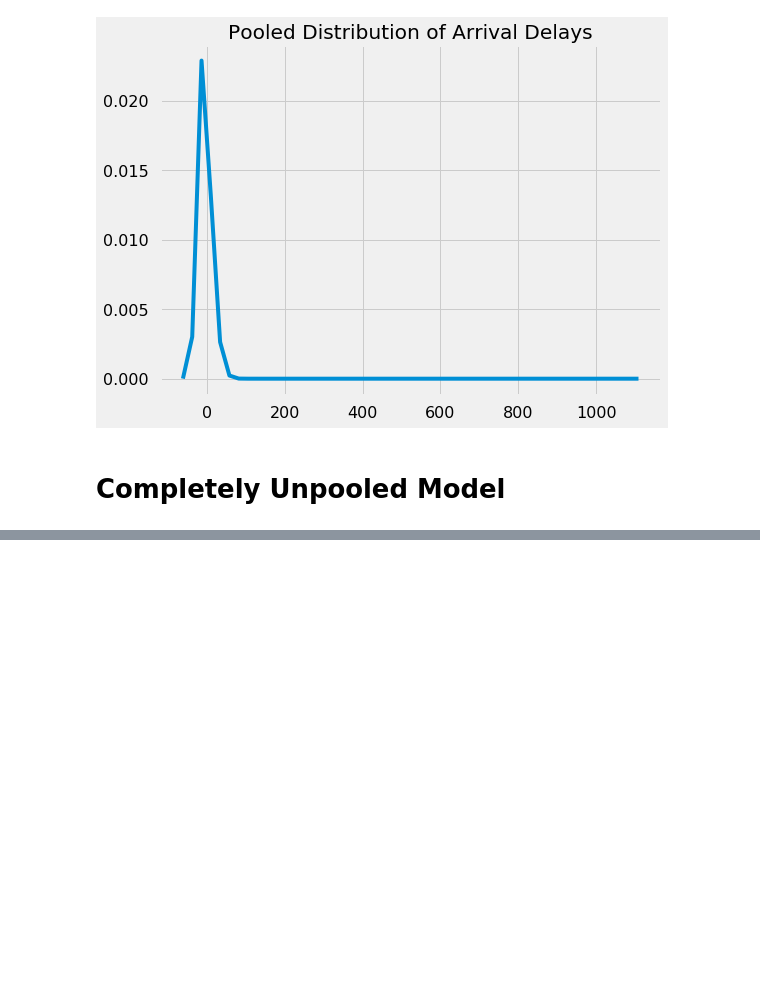
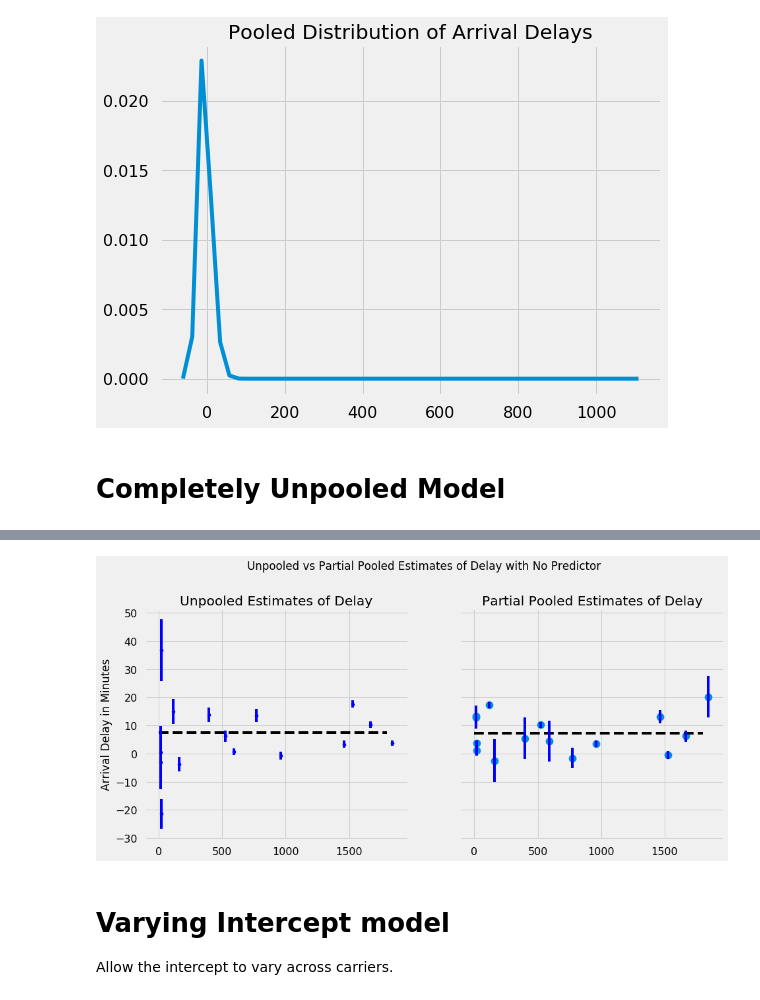
Before and after one commit to WillKoehrsen/eecs-491, a Jupyter notebook: assign/A2/P1_hierarchical_modeling.ipynb, the cells around one changed output, grey strips where cells are left out. Cells and saved outputs as stored; diff of their text form; code cells hidden in the pictures; blank space fills up the shorter version.

```diff
--- a/assign/A2/P1_hierarchical_modeling.ipynb
+++ b/assign/A2/P1_hierarchical_modeling.ipynb
@@ -90,10 +92,10 @@ Average Delay Time: 7.4978.
 with pm.Model() as pooled_model:
 
     # Alpha is skew of distribution
-    alpha = pm.Normal('alpha', mu = 0, sd = 10)
+    alpha = pm.Normal('alpha', mu = 0, sd = 1e5)
 
     # Beta is vector of model parameters: [intercept, slope]
-    beta = pm.Normal('beta', mu = 0, sd = 10, shape=2)
+    beta = pm.Normal('beta', mu = 0, sd = 1e5, shape=2)
 
     # Sigma is standard deviation of observations
     sigma = pm.HalfCauchy('sigma', 5)
@@ -235,0 +258,40 @@ ax.legend()
+# %%
+sample_trace = partial_pooling_trace['a']
+
+fig, axes = plt.subplots(1, 2, figsize=(14, 6), sharex=True, sharey=True)
+
+samples, n_carriers = sample_trace.shape
+jitter = np.random.normal(scale=10, size=n_carriers)
+
+count_carriers = flights.groupby('carrier')['arr_delay'].count()
+unpooled_means = flights.groupby('carrier')['arr_delay'].mean()
+unpooled_sd = flights.groupby('carrier')['arr_delay'].std()
+
+unpooled = pd.DataFrame({'n': count_carriers, 'm': unpooled_means, 'sd': unpooled_sd})
+unpooled['se'] = unpooled['sd']/np.sqrt(unpooled.n)
+
+axes[0].plot(unpooled['n'] + jitter, unpooled['m'], 'b.')
+axes[0].set_ylabel('Arrival Delay in Minutes')
+axes[0].set_title('Unpooled Estimates of Delay')
+
+for j, row in zip(jitter, unpooled.iterrows()):
+    name, dat = row
+    axes[0].plot([dat['n'] + j, dat['n'] + j], [dat['m'] - dat['se'], dat['m'] + dat['se']], 'b-')
+
+axes[0].hlines(flights['arr_delay'].mean(), 0, 1800, linestyles='--')
+
+means = sample_trace.mean(axis=0)
+sd = sample_trace.std(axis=0)
+axes[1].scatter(count_carriers.values + jitter, means)
+
+for j, n, m, s in zip(jitter, count_carriers.values, means, sd):
+    axes[1].plot([n+j]*2, [m-s, m+s], 'b-')
+axes[1].set_title('Partial Pooled Estimates of Delay')
+axes[1].hlines(sample_trace.mean(), 0, 1800, linestyles='--')
+plt.suptitle("Unpooled vs Partial Pooled Estimates of Delay with No Predictor", y = 1.05);
+# %% [output]
+[figure, added]
+# %% [markdown]
+# Varying Intercept model
+
+Allow the intercept to vary across carriers.
```
Also changed, not shown: parts of 19 cells of this notebook.
